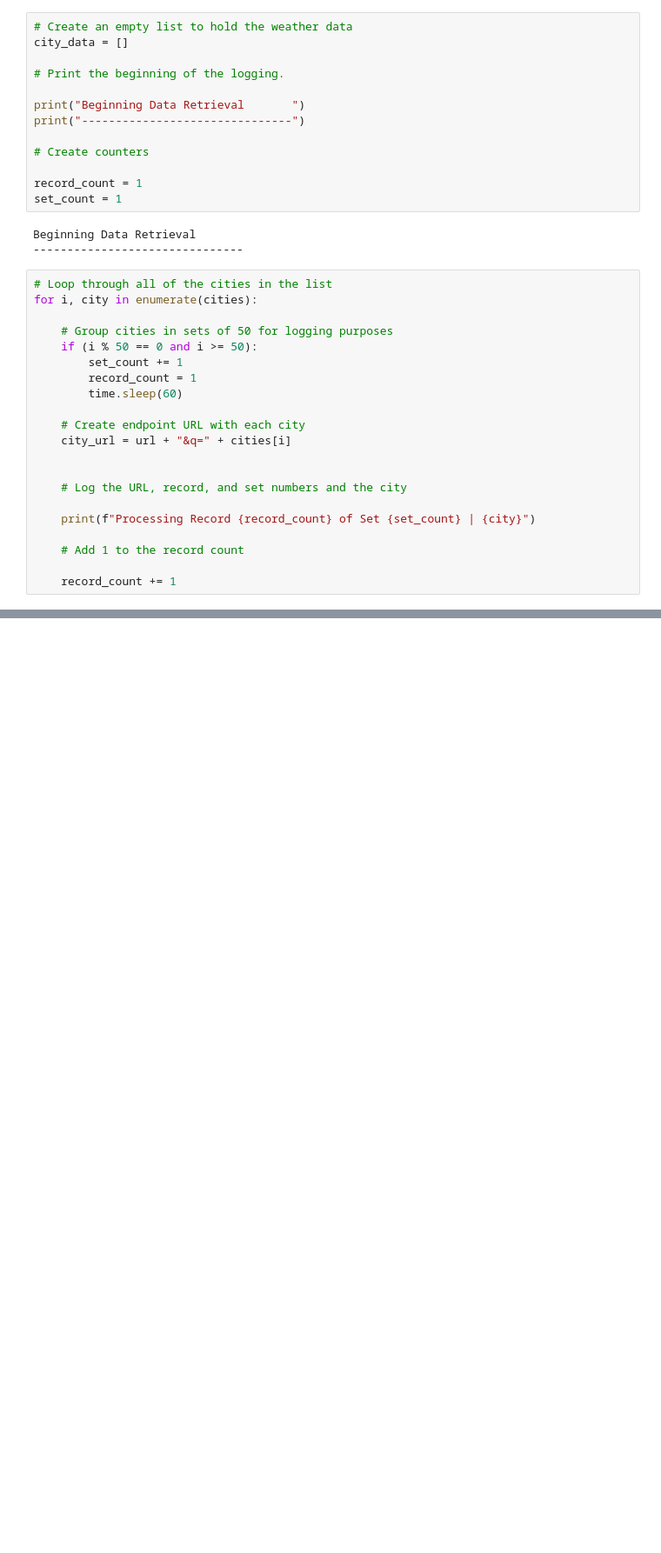
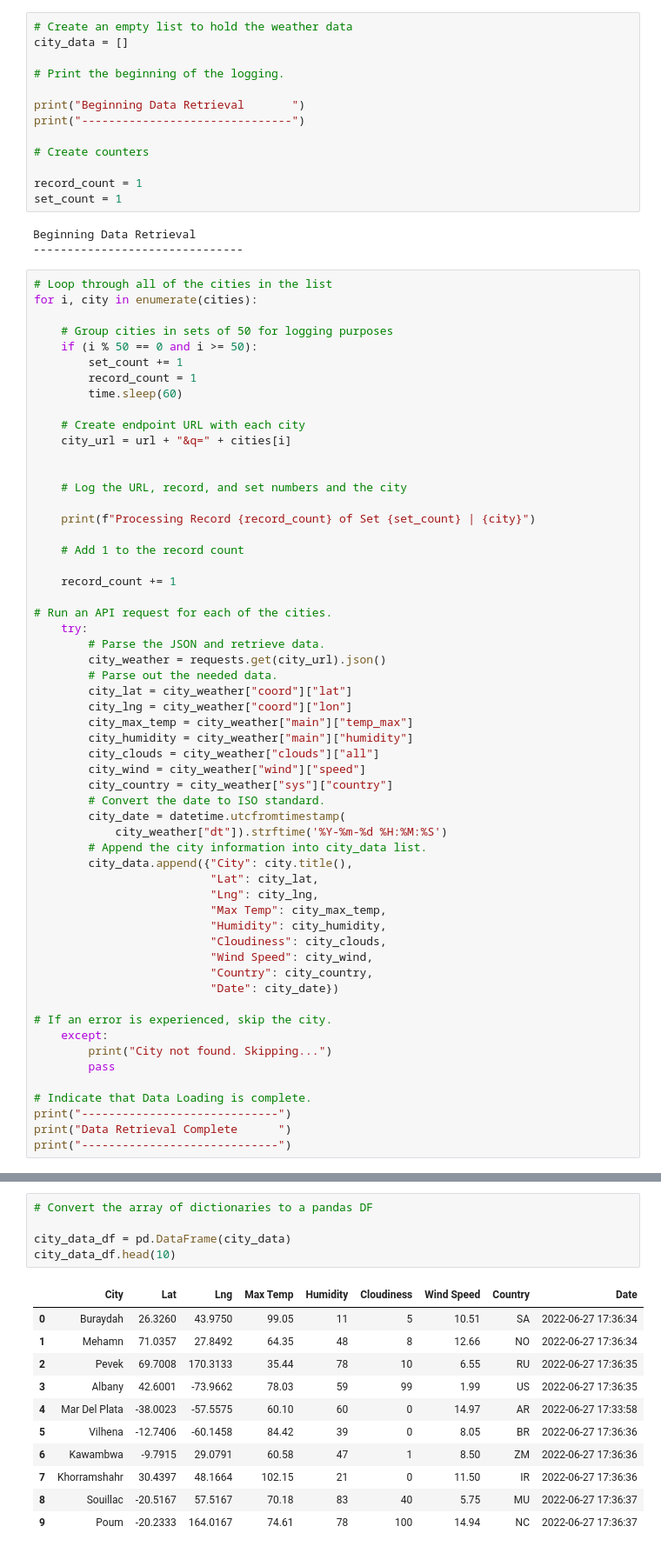
Before and after one commit to FreshOats/World_Weather_Analysis, a Jupyter notebook: WeatherPy.ipynb, the cells around one changed output, grey strips where cells are left out. Shown at 87% size. Saved outputs shown, nothing was run; the diff lists cells and outputs as text; blank space fills up the shorter version.

Commit message:
Update with cities

```diff
--- a/WeatherPy.ipynb
+++ b/WeatherPy.ipynb
@@ -100,4 +100,40 @@ for i, city in enumerate(cities):
     # Add 1 to the record count
 
     record_count += 1
+
+# Run an API request for each of the cities.
+    try:
+        # Parse the JSON and retrieve data.
+        city_weather = requests.get(city_url).json()
+        # Parse out the needed data.
+        city_lat = city_weather["coord"]["lat"]
+        city_lng = city_weather["coord"]["lon"]
+        city_max_temp = city_weather["main"]["temp_max"]
+        city_humidity = city_weather["main"]["humidity"]
+        city_clouds = city_weather["clouds"]["all"]
+        city_wind = city_weather["wind"]["speed"]
+        city_country = city_weather["sys"]["country"]
+        # Convert the date to ISO standard.
+        city_date = datetime.utcfromtimestamp(
+            city_weather["dt"]).strftime('%Y-%m-%d %H:%M:%S')
+        # Append the city information into city_data list.
+        city_data.append({"City": city.title(),
+                          "Lat": city_lat,
+                          "Lng": city_lng,
+                          "Max Temp": city_max_temp,
+                          "Humidity": city_humidity,
+                          "Cloudiness": city_clouds,
+                          "Wind Speed": city_wind,
+                          "Country": city_country,
+                          "Date": city_date})
+
+# If an error is experienced, skip the city.
+    except:
+        print("City not found. Skipping...")
+        pass
+
+# Indicate that Data Loading is complete.
+print("-----------------------------")
+print("Data Retrieval Complete      ")
+print("-----------------------------")
 # %% [output]
@@ -120,0 +157,17 @@ Processing Record 23 of Set 13 | nabire
+# %%
+# Convert the array of dictionaries to a pandas DF
+
+city_data_df = pd.DataFrame(city_data)
+city_data_df.head(10)
+# %% [output]
+|  | City | Lat | Lng | Max Temp | Humidity | Cloudiness | Wind Speed | Country | Date |
+| 0 | Buraydah | 26.3260 | 43.9750 | 99.05 | 11 | 5 | 10.51 | SA | 2022-06-27 17:36:34 |
+| 1 | Mehamn | 71.0357 | 27.8492 | 64.35 | 48 | 8 | 12.66 | NO | 2022-06-27 17:36:34 |
+| 2 | Pevek | 69.7008 | 170.3133 | 35.44 | 78 | 10 | 6.55 | RU | 2022-06-27 17:36:35 |
+| 3 | Albany | 42.6001 | -73.9662 | 78.03 | 59 | 99 | 1.99 | US | 2022-06-27 17:36:35 |
+| 4 | Mar Del Plata | -38.0023 | -57.5575 | 60.10 | 60 | 0 | 14.97 | AR | 2022-06-27 17:33:58 |
+| 5 | Vilhena | -12.7406 | -60.1458 | 84.42 | 39 | 0 | 8.05 | BR | 2022-06-27 17:36:36 |
+| 6 | Kawambwa | -9.7915 | 29.0791 | 60.58 | 47 | 1 | 8.50 | ZM | 2022-06-27 17:36:36 |
+| 7 | Khorramshahr | 30.4397 | 48.1664 | 102.15 | 21 | 0 | 11.50 | IR | 2022-06-27 17:36:36 |
+| 8 | Souillac | -20.5167 | 57.5167 | 70.18 | 83 | 40 | 5.75 | MU | 2022-06-27 17:36:37 |
+| 9 | Poum | -20.2333 | 164.0167 | 74.61 | 78 | 100 | 14.94 | NC | 2022-06-27 17:36:37 |
```
Also changed, not shown: parts of 5 cells of this notebook, 2 other files.
